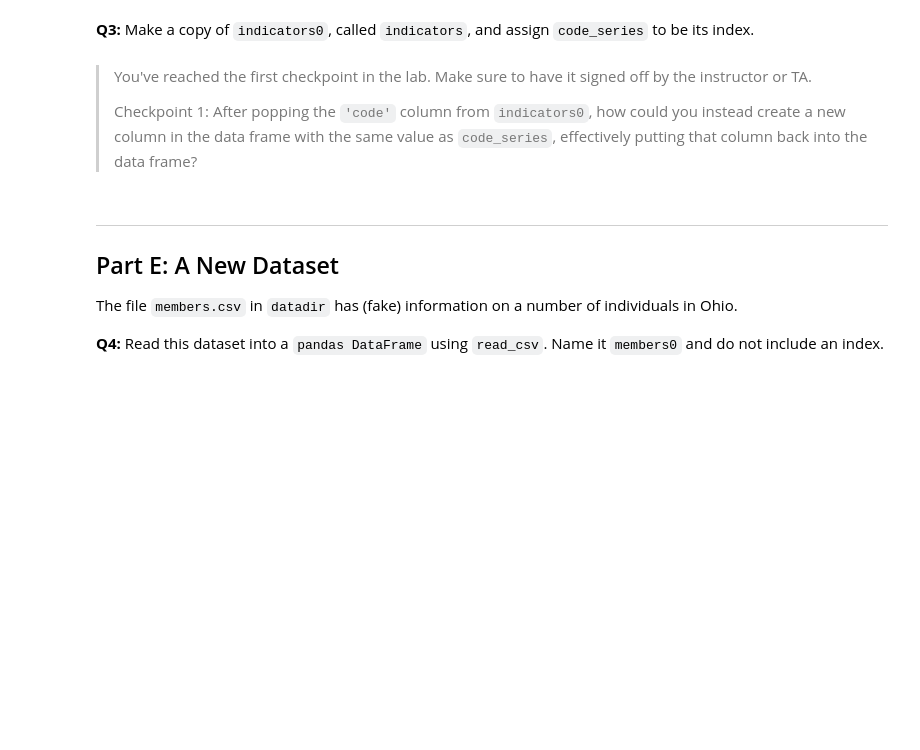
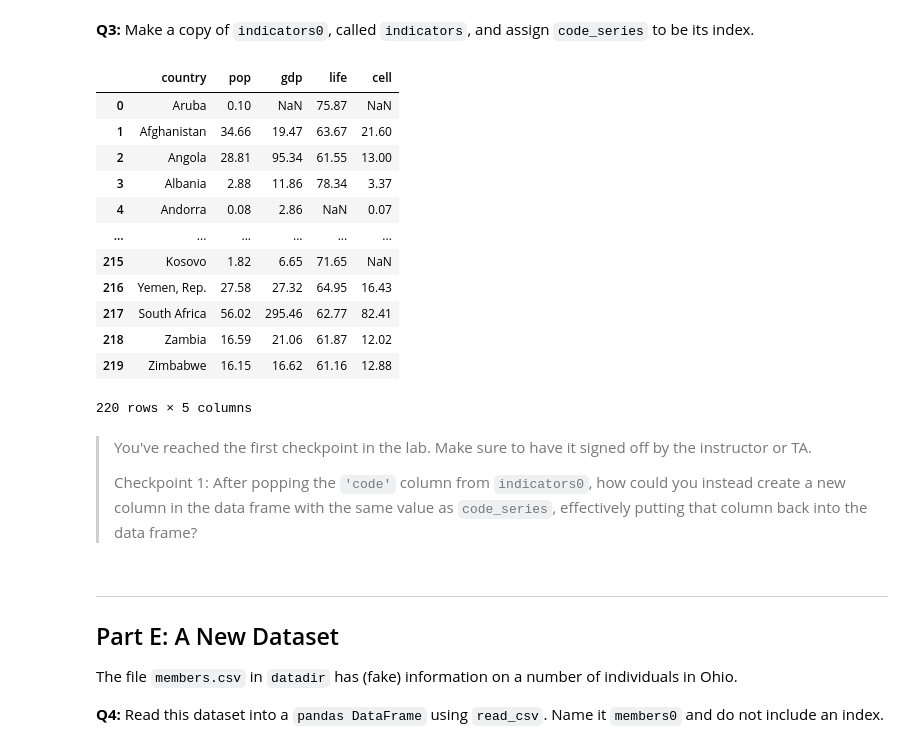
Before and after one commit to adp11/cs181-f22-student, a Jupyter notebook: sw_lab/lab_05/pandas_mutation.ipynb, the cells around one changed output. Cells and saved outputs as stored; diff of their text form; code cells hidden in the pictures; blank space fills up the shorter version.

```diff
--- a/sw_lab/lab_05/pandas_mutation.ipynb
+++ b/sw_lab/lab_05/pandas_mutation.ipynb
@@ -213,7 +335,8 @@ tn13_proj.loc[:,"count"] = tn13_proj["count"] / 1000 # displays a warning
 **Q1:** Read CSV file `indicators2016.csv` in `datadir` into a data frame named `indicators0`, with no index.
 # %%
 # YOUR CODE HERE
-raise NotImplementedError()
+# raise NotImplementedError()
 
 # Display a subset of the DataFrame
+indicators0 = pd.read_csv(os.path.join(datadir, "indicators2016.csv"))
 indicators0.head()
@@ -221,10 +351,10 @@ indicators0.head()
 **Q2:** Use `.pop()` to remove the `'code'` column from the dataset (modifying the original dataset), and store the resulting `Series` in `code_series`.
 # %%
 # YOUR CODE HERE
-raise NotImplementedError()
+# raise NotImplementedError()
 
 # Display the Series
-code_series
+code_series = indicators0.pop("code")
 # %%
 # Display the modified DataFrame (should not have a 'code' column)
 indicators0.head()
@@ -232,10 +369,27 @@ indicators0.head()
 **Q3:** Make a copy of `indicators0`, called `indicators`, and assign `code_series` to be its index.
 # %%
 # YOUR CODE HERE
-raise NotImplementedError()
+# raise NotImplementedError()
 
 # Display the modified DataFrame copy
-indicators
+indicators = indicators0.copy()
+# indicators["code"] = code_series
+indicators.set_index(code_series)
+# indicators.set_index(code_series, inplace=True)
+# %% [output]
+|  | country | pop | gdp | life | cell |
+| 0 | Aruba | 0.10 | NaN | 75.87 | NaN |
+| 1 | Afghanistan | 34.66 | 19.47 | 63.67 | 21.60 |
+| 2 | Angola | 28.81 | 95.34 | 61.55 | 13.00 |
+| 3 | Albania | 2.88 | 11.86 | 78.34 | 3.37 |
+| 4 | Andorra | 0.08 | 2.86 | NaN | 0.07 |
+| ... | ... | ... | ... | ... | ... |
+| 215 | Kosovo | 1.82 | 6.65 | 71.65 | NaN |
+| 216 | Yemen, Rep. | 27.58 | 27.32 | 64.95 | 16.43 |
+| 217 | South Africa | 56.02 | 295.46 | 62.77 | 82.41 |
+| 218 | Zambia | 16.59 | 21.06 | 61.87 | 12.02 |
+| 219 | Zimbabwe | 16.15 | 16.62 | 61.16 | 12.88 |
+220 rows × 5 columns
 # %% [markdown]
 > You've reached the first checkpoint in the lab.  Make sure to have it signed off by the instructor or TA.
 >
```
Also changed, not shown: parts of 28 cells of this notebook.
